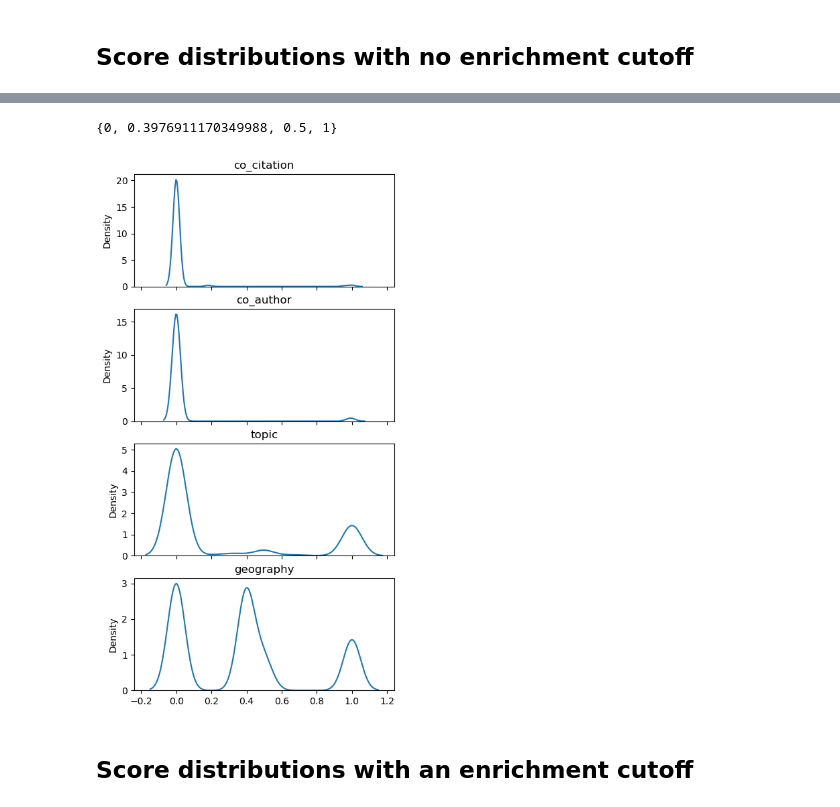
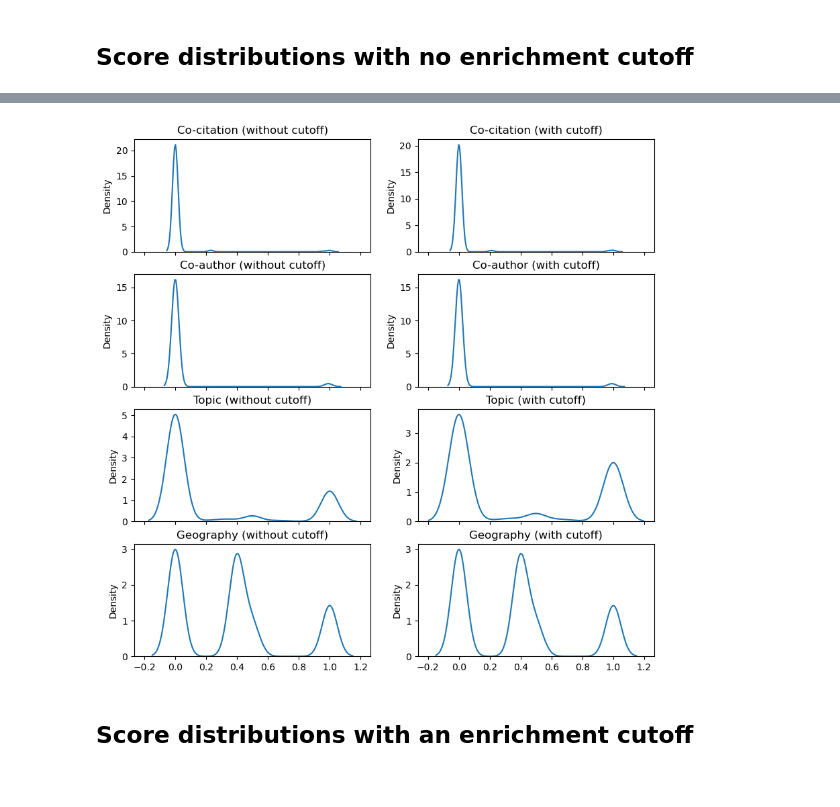
Before and after one commit to serenalotreck/desiccation-network, a Jupyter notebook: notebooks/score_distribution_exploration.ipynb, the cells around one changed output, grey strips where cells are left out. Saved outputs shown, nothing was run; the diff lists cells and outputs as text; code cells hidden in the pictures.

```diff
--- a/notebooks/score_distribution_exploration.ipynb
+++ b/notebooks/score_distribution_exploration.ipynb
@@ -12,6 +12,8 @@ import seaborn as sns
 # %%
 with jsonlines.open('../data/conference_rec_output/combined_2016_2024_all_scores_basic_21Feb2024_individual_component_scores.jsonl') as reader:
     individual_scores = [obj for obj in reader]
+with jsonlines.open('../data/conference_rec_output/combined_2016_2024_all_scores_cutoff50_22Feb2024_individual_component_scores.jsonl') as reader:
+    individual_scores_cut = [obj for obj in reader]
 # %%
 comp_scores = pd.read_csv('../data/conference_rec_output/combined_2016_2024_all_scores_basic_21Feb2024_composite_scores.csv', index_col=0)
 comp_scores.head()
@@ -35,22 +52,22 @@ sns.kdeplot(comp_scores)
 # %%
 ind_scores_sep = {
-    'co_citation': [sc['co_citation'] for sc in individual_scores],
-    'co_author': [sc['co_author'] for sc in individual_scores],
-    'topic': [sc['topic'] for sc in individual_scores],
-    'geography': [sc['geography'] for sc in individual_scores]
+    'Co-citation (without cutoff)': [sc['co_citation'] for sc in individual_scores],
+    'Co-author (without cutoff)': [sc['co_author'] for sc in individual_scores],
+    'Topic (without cutoff)': [sc['topic'] for sc in individual_scores],
+    'Geography (without cutoff)': [sc['geography'] for sc in individual_scores],
+    'Co-citation (with cutoff)': [sc['co_citation'] for sc in individual_scores_cut],
+    'Co-author (with cutoff)': [sc['co_author'] for sc in individual_scores_cut],
+    'Topic (with cutoff)': [sc['topic'] for sc in individual_scores_cut],
+    'Geography (with cutoff)': [sc['geography'] for sc in individual_scores_cut]
 }
-# %%
-set(ind_scores_sep['geography'])
-# %% [output]
-{0, 0.3976911170349988, 0.5, 1}
 # %%
-fig, axs = plt.subplots(4, 1, figsize=(5,10), sharex=True)
+fig, axs = plt.subplots(4, 2, figsize=(10,10), sharex=True)
 
-for ax, sc_name in zip(axs, ['co_citation', 'co_author', 'topic', 'geography']):
+for ax, sc_name in zip(axs.flat, ['Co-citation (without cutoff)', 'Co-citation (with cutoff)', 'Co-author (without cutoff)', 'Co-author (with cutoff)', 'Topic (without cutoff)',  'Topic (with cutoff)', 'Geography (without cutoff)', 'Geography (with cutoff)']):
 
     sns.kdeplot(ind_scores_sep[sc_name], ax=ax)
     ax.set_title(sc_name)
 # %% [output]
-[figure, old version]
+[figure, new version]
 # %% [markdown]
 ## Score distributions with an enrichment cutoff
```
Also changed, not shown: parts of 3 cells of this notebook, 3 other files.
